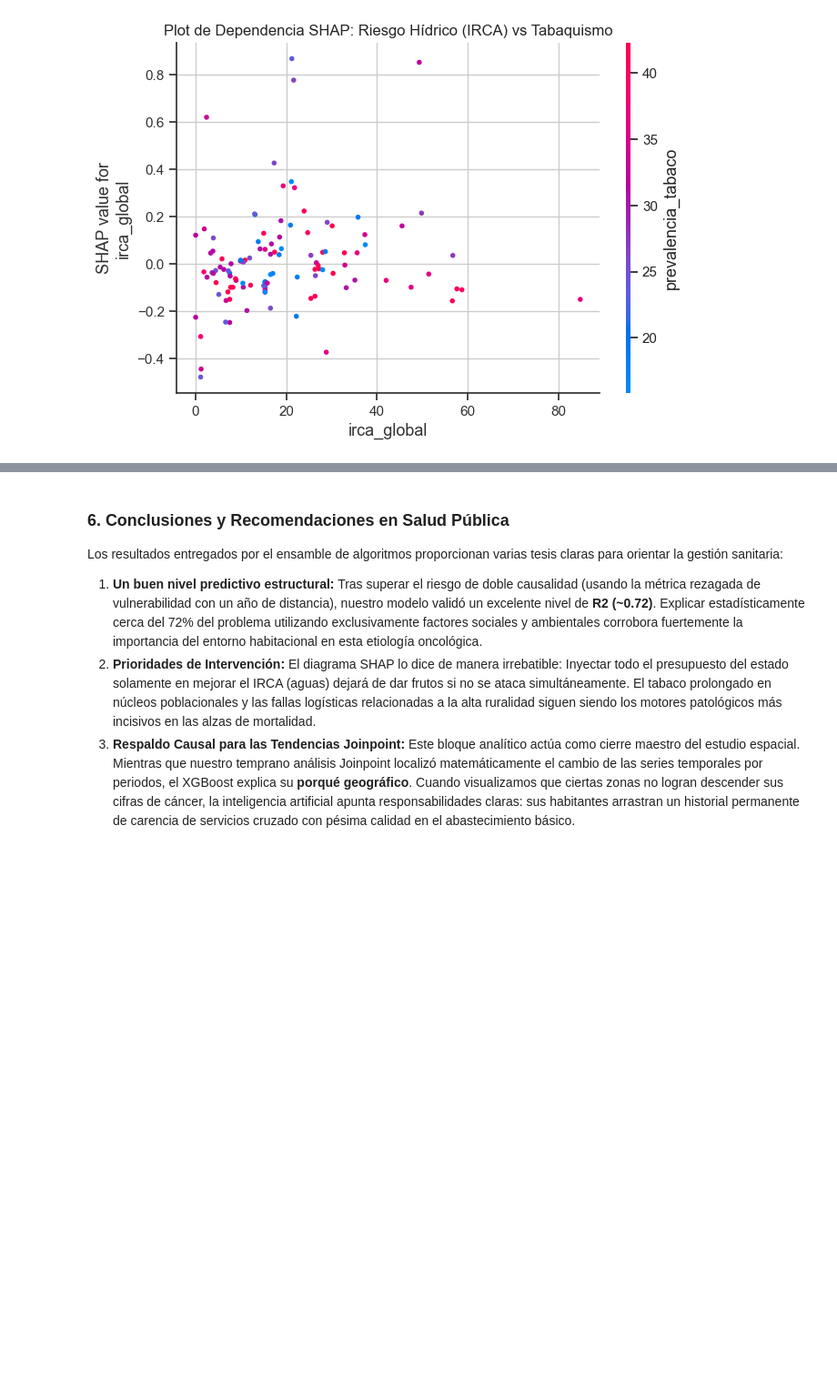
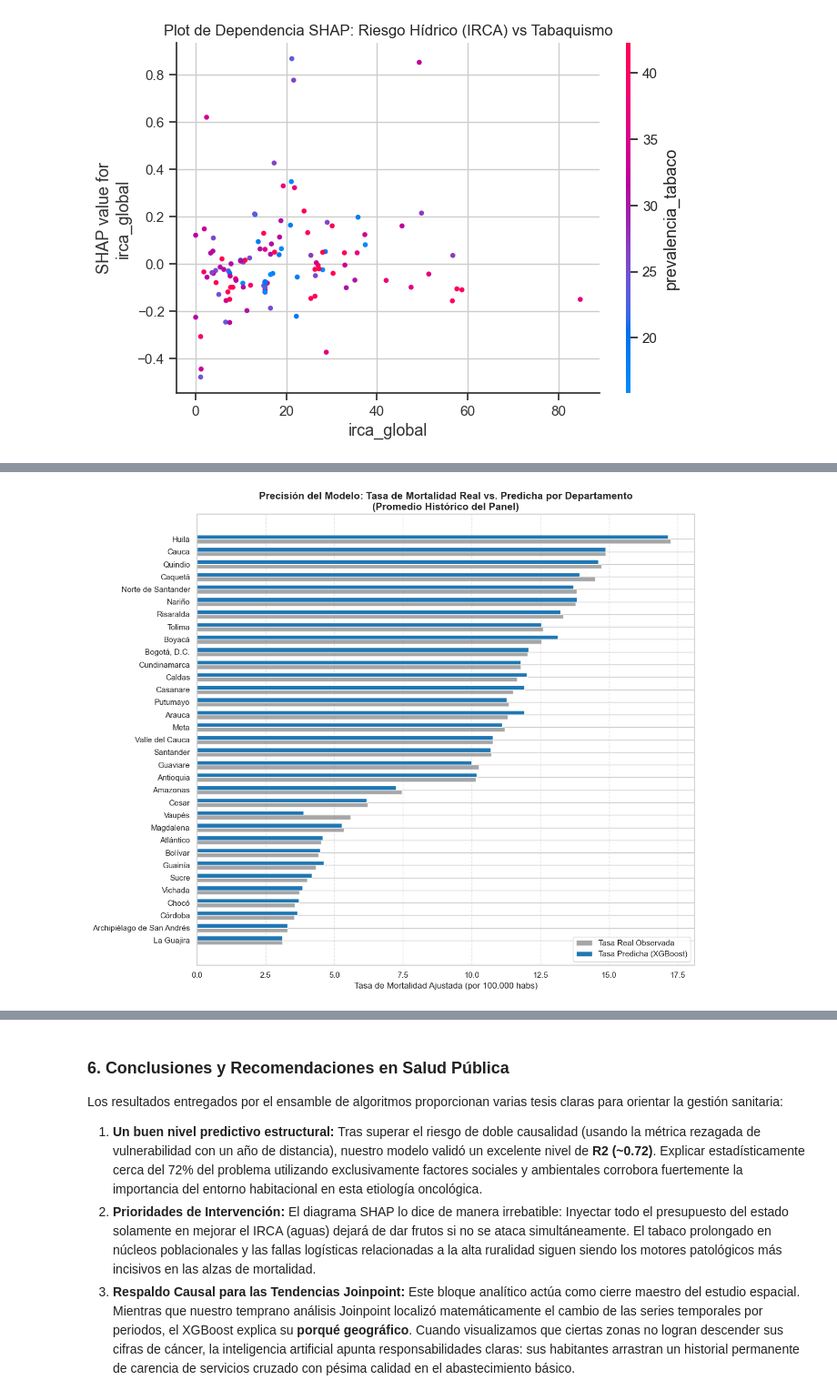
Before and after one commit to LasciaStare/Seminario, a Jupyter notebook: 5_modelo_xgboost.ipynb, the cells around one changed output, grey strips where cells are left out. Shown at 91% size. Cells and saved outputs as stored; diff of their text form; code cells hidden in the pictures; blank space fills up the shorter version.

```diff
--- a/5_modelo_xgboost.ipynb
+++ b/5_modelo_xgboost.ipynb
@@ -282,0 +209,40 @@ plt.show()
+# %%
+import numpy as np
+
+# 1. Obtenemos las predicciones del modelo para TODO el dataset
+y_pred_full = xgb_model.predict(X)
+
+# 2. Creamos un DataFrame para comparar resultados
+df_resultados = pd.DataFrame({
+    'Departamento': df_panel.loc[X.index, 'departamento'],
+    'Tasa_Real': y,
+    'Tasa_Predicha': y_pred_full
+})
+
+# 3. Agrupamos por departamento promediando los años para ver el ajuste estructural geográfico
+df_dept = df_resultados.groupby('Departamento').mean().reset_index()
+
+# Ordenamos de mayor a menor mortalidad real para facilitar la visualización
+df_dept = df_dept.sort_values('Tasa_Real', ascending=True)
+
+# 4. Graficamos
+fig, ax = plt.subplots(figsize=(12, 10))
+
+# Definimos el eje Y (Departamentos) y posiciones
+y_pos = np.arange(len(df_dept))
+height = 0.35
+
+rects1 = ax.barh(y_pos - height/2, df_dept['Tasa_Real'], height, label='Tasa Real Observada', color='gray', alpha=0.7)
+rects2 = ax.barh(y_pos + height/2, df_dept['Tasa_Predicha'], height, label='Tasa Predicha (XGBoost)', color='#1f77b4')
+
+ax.set_yticks(y_pos)
+ax.set_yticklabels(df_dept['Departamento'])
+ax.set_xlabel('Tasa de Mortalidad Ajustada (por 100.000 habs)', fontsize=12)
+ax.set_title('Precisión del Modelo: Tasa de Mortalidad Real vs. Predicha por Departamento\n(Promedio Histórico del Panel)', fontsize=14, fontweight='bold')
+ax.legend(loc='lower right')
+ax.grid(axis='x', linestyle='--', alpha=0.5)
+
+plt.tight_layout()
+plt.show()
+# %% [output]
+[figure, added]
```
Also changed, not shown: parts of 21 cells of this notebook.
